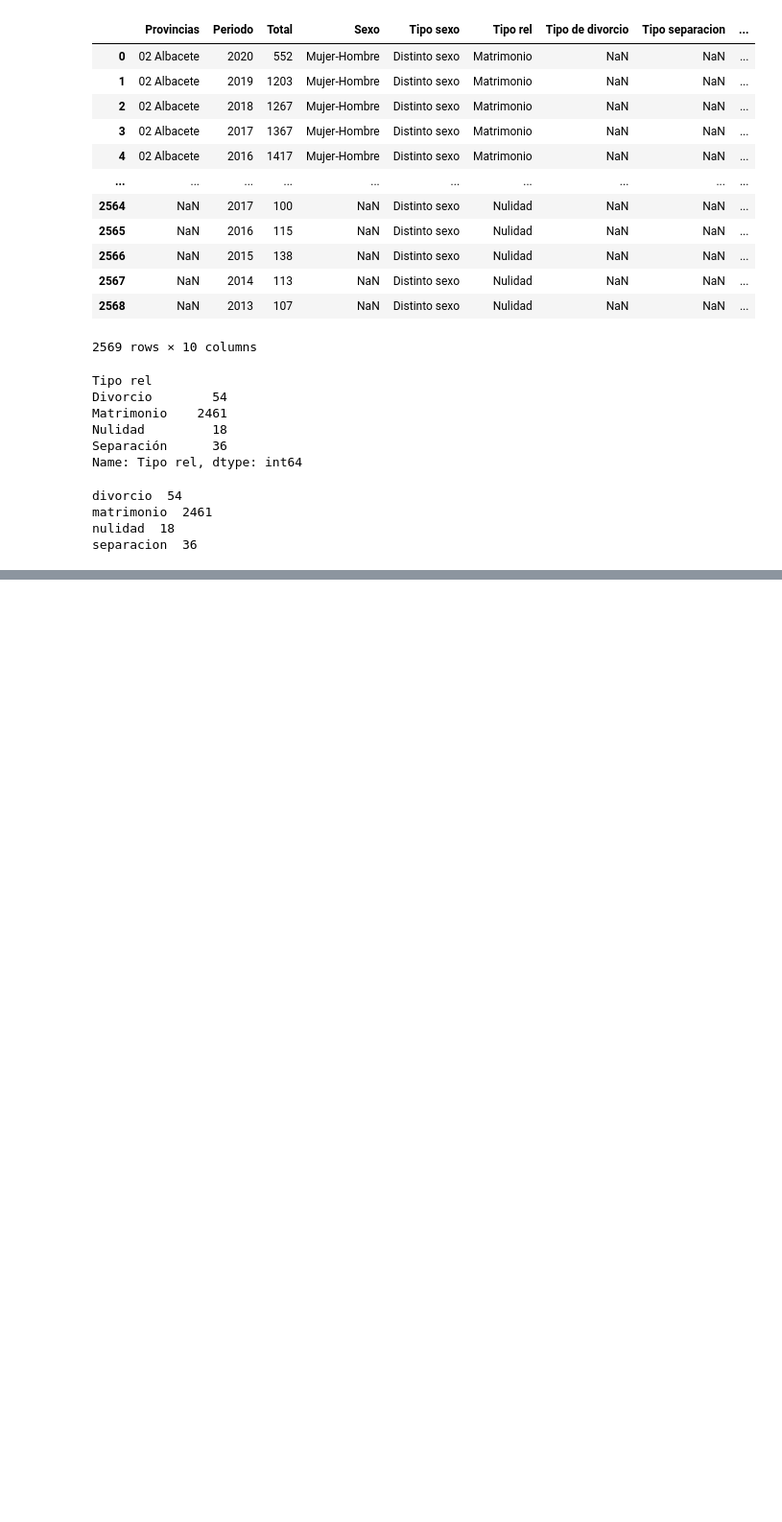
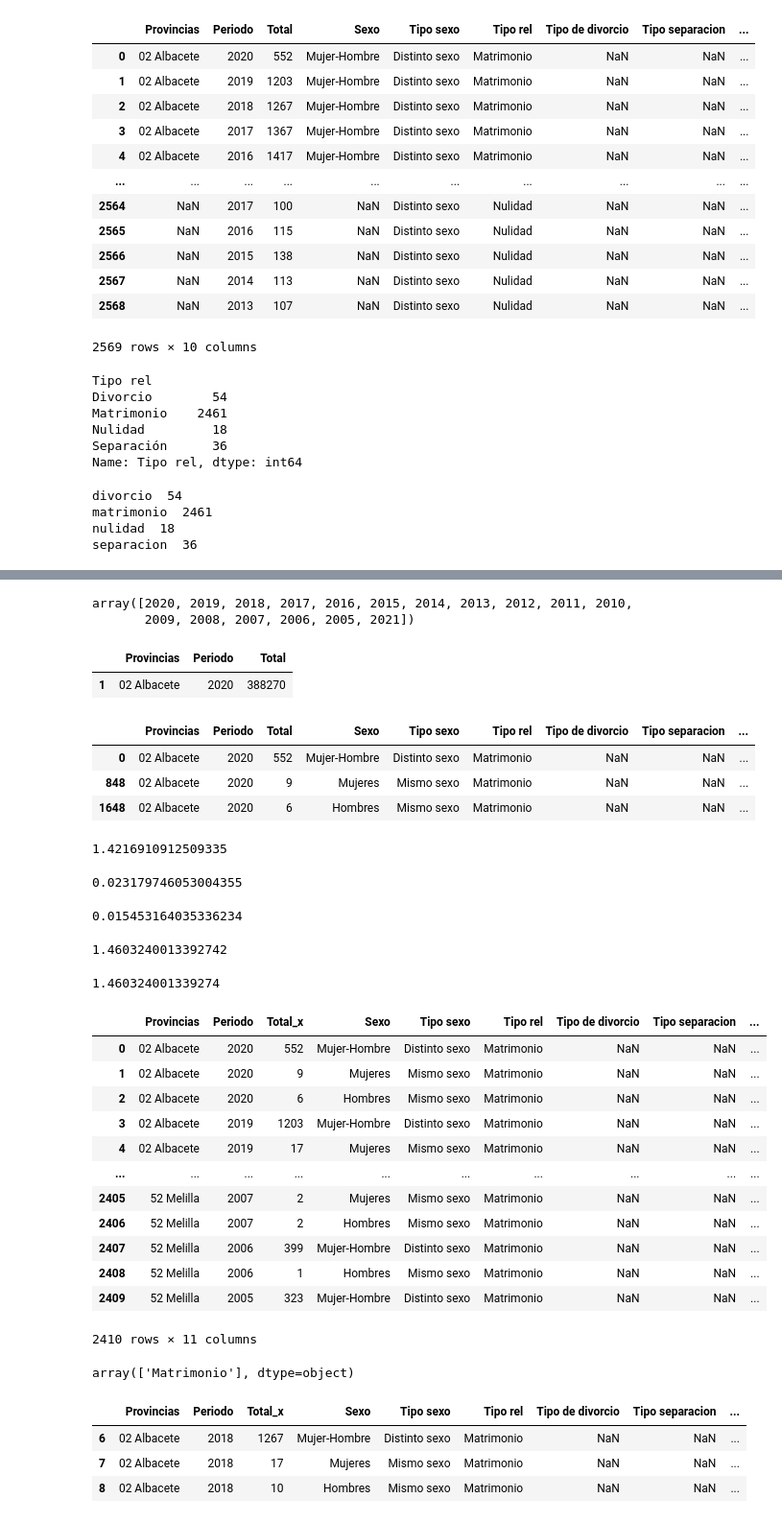
Before and after one commit to elvestevez/marriages_divorces_project_m2, a Jupyter notebook: notebooks/work_dataset.ipynb, the cells around one changed output, grey strips where cells are left out. Shown at 96% size. Saved outputs shown, nothing was run; the diff lists cells and outputs as text; code cells hidden in the pictures; blank space fills up the shorter version.

Commit message:
provincias

```diff
--- a/notebooks/work_dataset.ipynb
+++ b/notebooks/work_dataset.ipynb
@@ -290,5 +270,3 @@ df_nul_group
-# %%
-df_relations = df_mar_group.merge(df_div_group) \
-                           .merge(df_sep_group) \
-                           .merge(df_nul_group)
-df_relations
+# %%
+df_pop_prov = pd.read_csv(path_in + 'population_prov.csv')
+df_pop_prov
@@ -294,0 +327,71 @@ df_relations
+# %%
+df_relations['Periodo'].unique()
+# %% [output]
+array([2020, 2019, 2018, 2017, 2016, 2015, 2014, 2013, 2012, 2011, 2010,
+       2009, 2008, 2007, 2006, 2005, 2021])
+# %%
+df_pop_prov.loc[(df_pop_prov['Periodo'] == 2020) &
+                (df_pop_prov['Provincias'] == '02 Albacete') ]
+# %% [output]
+|  | Provincias | Periodo | Total |
+| 1 | 02 Albacete | 2020 | 388270 |
+# %%
+df_relations.loc[(df_relations['Periodo'] == 2020) &
+                 (df_relations['Provincias'] == '02 Albacete')]
+# %% [output]
+|  | Provincias | Periodo | Total | Sexo | Tipo sexo | Tipo rel | Tipo de divorcio | Tipo separacion | ... |
+| 0 | 02 Albacete | 2020 | 552 | Mujer-Hombre | Distinto sexo | Matrimonio | NaN | NaN | ... |
+| 848 | 02 Albacete | 2020 | 9 | Mujeres | Mismo sexo | Matrimonio | NaN | NaN | ... |
+| 1648 | 02 Albacete | 2020 | 6 | Hombres | Mismo sexo | Matrimonio | NaN | NaN | ... |
+# %%
+552 / 388270 * 1000
+# %% [output]
+1.4216910912509335
+# %%
+9 / 388270 * 1000
+# %% [output]
+0.023179746053004355
+# %%
+6 / 388270 * 1000
+# %% [output]
+0.015453164035336234
+# %%
+(552 + 9 + 6) / 388270 * 1000
+# %% [output]
+1.4603240013392742
+# %%
+1.4216910912509335 + 0.023179746053004355 + 0.015453164035336234
+# %% [output]
+1.460324001339274
+# %%
+df_result = df_relations.merge(df_pop_prov,
+                               how='inner',
+                               left_on=['Provincias', 'Periodo'],
+                               right_on=['Provincias', 'Periodo'])
+df_result
+# %% [output]
+|  | Provincias | Periodo | Total_x | Sexo | Tipo sexo | Tipo rel | Tipo de divorcio | Tipo separacion | ... |
+| 0 | 02 Albacete | 2020 | 552 | Mujer-Hombre | Distinto sexo | Matrimonio | NaN | NaN | ... |
+| 1 | 02 Albacete | 2020 | 9 | Mujeres | Mismo sexo | Matrimonio | NaN | NaN | ... |
+| 2 | 02 Albacete | 2020 | 6 | Hombres | Mismo sexo | Matrimonio | NaN | NaN | ... |
+| 3 | 02 Albacete | 2019 | 1203 | Mujer-Hombre | Distinto sexo | Matrimonio | NaN | NaN | ... |
+| 4 | 02 Albacete | 2019 | 17 | Mujeres | Mismo sexo | Matrimonio | NaN | NaN | ... |
+| ... | ... | ... | ... | ... | ... | ... | ... | ... | ... |
+| 2405 | 52 Melilla | 2007 | 2 | Mujeres | Mismo sexo | Matrimonio | NaN | NaN | ... |
+| 2406 | 52 Melilla | 2007 | 2 | Hombres | Mismo sexo | Matrimonio | NaN | NaN | ... |
+| 2407 | 52 Melilla | 2006 | 399 | Mujer-Hombre | Distinto sexo | Matrimonio | NaN | NaN | ... |
+| 2408 | 52 Melilla | 2006 | 1 | Hombres | Mismo sexo | Matrimonio | NaN | NaN | ... |
+| 2409 | 52 Melilla | 2005 | 323 | Mujer-Hombre | Distinto sexo | Matrimonio | NaN | NaN | ... |
+2410 rows × 11 columns
+# %%
+df_result['Tipo rel'].unique()
+# %% [output]
+array(['Matrimonio'], dtype=object)
+# %%
+df_result.loc[(df_result['Periodo'] == 2018) &
+              (df_result['Provincias'] == '02 Albacete')]
+# %% [output]
+|  | Provincias | Periodo | Total_x | Sexo | Tipo sexo | Tipo rel | Tipo de divorcio | Tipo separacion | ... |
+| 6 | 02 Albacete | 2018 | 1267 | Mujer-Hombre | Distinto sexo | Matrimonio | NaN | NaN | ... |
+| 7 | 02 Albacete | 2018 | 17 | Mujeres | Mismo sexo | Matrimonio | NaN | NaN | ... |
+| 8 | 02 Albacete | 2018 | 10 | Hombres | Mismo sexo | Matrimonio | NaN | NaN | ... |
```
Also changed, not shown: parts of 11 cells of this notebook, 5 other files.
